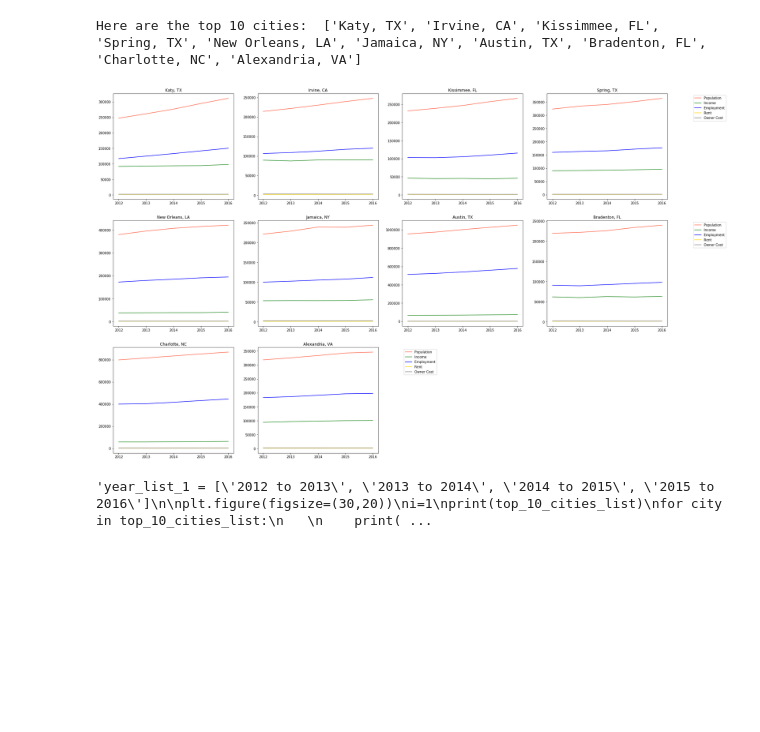
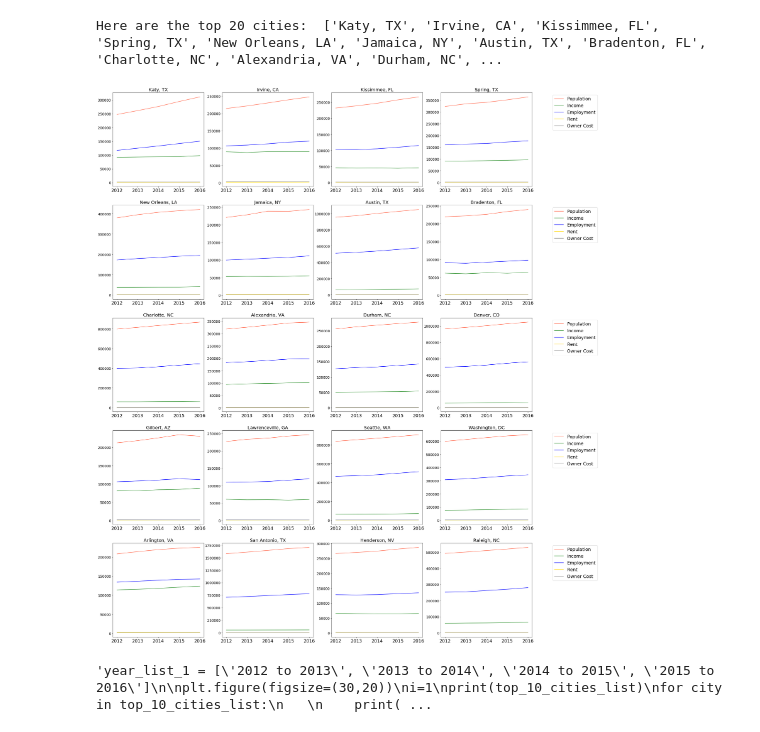
Before and after one commit to paulinatharail/Project_1_Fastest_Growing_Cities, a Jupyter notebook: Population_Growth_Rate_Vs_Factors.ipynb, the cells around one changed output. Cells and saved outputs as stored; diff of their text form; code cells hidden in the pictures; blank space fills up the shorter version.

```diff
--- a/Population_Growth_Rate_Vs_Factors.ipynb
+++ b/Population_Growth_Rate_Vs_Factors.ipynb
@@ -22,25 +22,25 @@ df = pd.read_csv("merge_city_pop_greater_than_200k.csv")
 #df_sorted=df.sort_values("5-Year Average Population Growth Rate",ascending=False)
 #print(df_sorted.head())
 
-top_10_cities_list=[]
+top_20_cities_list=[]
 
-for i in range(10):
+for i in range(20):
     data = df.iloc[i]
     city1=data['City, State']
-    top_10_cities_list.append(city1)
+    top_20_cities_list.append(city1)
 
-print(f"Here are the top 10 cities:  {top_10_cities_list}")
-#print(type(top_10_cities_list))
+print(f"Here are the top 20 cities:  {top_20_cities_list}")
+#print(type(top_20_cities_list))
 
 #------------------------------------------------------------------------------------------
 #
-plt.figure(figsize=(30,20))
+plt.figure(figsize=(30,40))
 
 year_list_2 = ['2012', '2013', '2014', '2015', '2016']
 
 j=1
 
-for city in top_10_cities_list:
+for city in top_20_cities_list:
 
     #print(f"#### Processing {city} ####")
 
@@ -79,38 +79,46 @@ for city in top_10_cities_list:
         s2["2012 Owner Monthly Costs"].iloc[0],
         s2["2013 Owner Monthly Costs"].iloc[0],
         s2["2014 Owner Monthly Costs"].iloc[0],
         s2["2015 Owner Monthly Costs"].iloc[0],
         s2["2016 Owner Monthly Costs"].iloc[0]
     ]
 
 
-    plt.subplot(3,4 ,j)
+    plt.subplot(5,4 ,j)
     plt.plot(year_list_2, P_list, color= "tomato", label="Population")
     plt.plot(year_list_2, I_list, color="forestgreen", label="Income" )
     plt.plot(year_list_2, E_list, color="blue", label="Employment" )
     plt.plot(year_list_2, R_list, color="gold", label="Rent")
     plt.plot(year_list_2, C_list, color="grey", label="Owner Cost")
 
     #legend
-    plt.legend(bbox_to_anchor=(1.2, 1))
+    plt.legend(fontsize=18, bbox_to_anchor=(1.2, 1))
 
     #Chart title
-    plt.title(f"{city}")
+    plt.title(f"{city}", fontsize=18)
+
+
+    x_ticks = year_list_2
+    plt.tick_params(axis='x', labelsize=18)
+    plt.tick_params(axis='y', labelsize=14)
+
+    #plt.legend(['Population', 'Household Income', 'Employed', 'Monthly Rent', 'Owner Monthly Cost'], fontsize=24, loc='center left', bbox_to_anchor=(1.12,1.12))
+
 
     #Chart axes
     #plt.xlabel("")
     #plt.ylabel("")
 
     j=j+1
 
     #print(f"R_list-------", R_list)
     #print(f"C_list-------", C_list)
 
 #save the figure in the Images folder
 plt.savefig("Images/speed_of_change.png")
 # %% [output]
-Here are the top 10 cities:  ['Katy, TX', 'Irvine, CA', 'Kissimmee, FL', 'Spring, TX', 'New Orleans, LA', 'Jamaica, NY', 'Austin, TX', 'Bradenton, FL', 'Charlotte, NC', 'Alexandria, VA']
+Here are the top 20 cities:  ['Katy, TX', 'Irvine, CA', 'Kissimmee, FL', 'Spring, TX', 'New Orleans, LA', 'Jamaica, NY', 'Austin, TX', 'Bradenton, FL', 'Charlotte, NC', 'Alexandria, VA', 'Durham, NC', ...
-[figure, old version]
+[figure, new version]
 # %%
 #-----------------------------------------------------------------------------------------
 #
```
Also changed, not shown: parts of 1 cell of this notebook.
